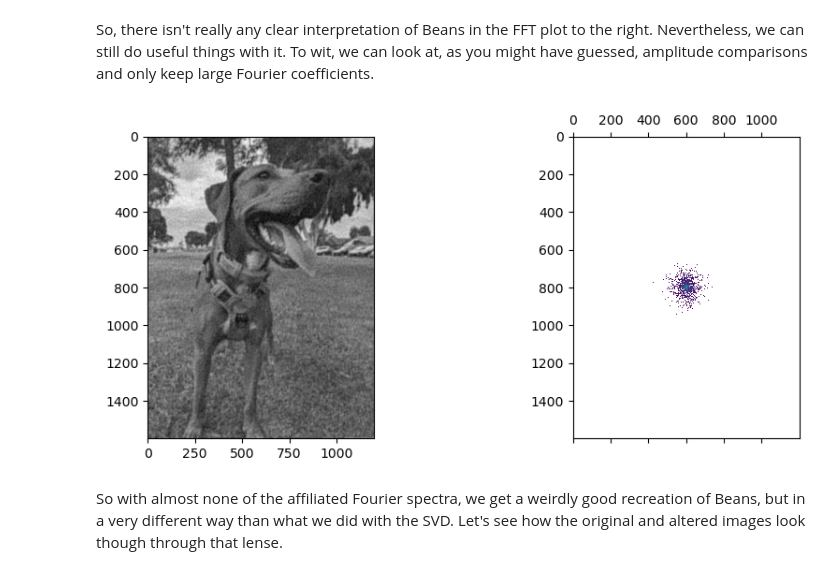
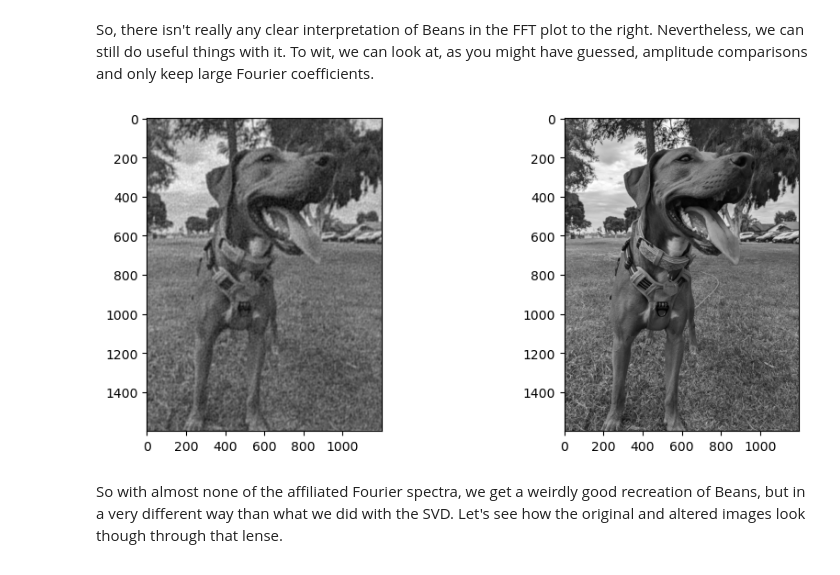
Before and after one commit to cwcurtis/MATH-596-Mathematical-Data-Science, a Jupyter notebook: Lecture_Notes/FFT_Notes.ipynb, the cells around one changed output. Drawn from its saved outputs; the diff is of its cells as text; code cells hidden in the pictures.

```diff
--- a/Lecture_Notes/FFT_Notes.ipynb
+++ b/Lecture_Notes/FFT_Notes.ipynb
@@ -103,13 +103,13 @@ dog_reduced = gray_scale_convert(np.real(ifft2(dog_filter)))
 # %%
 fig, axes = plt.subplots(1, 2, figsize=(10, 4))
 ax = axes.ravel()
 
 ax[0].imshow(dog_reduced, cmap=plt.cm.gray)
-ax[1].matshow(np.ma.log10(fftshift(np.abs(dog_filter))))
+ax[1].imshow(dog_grayscale, cmap=plt.cm.gray)
 
 plt.tight_layout()
 # %% [output]
-[figure, old version]
+[figure, new version]
 # %% [markdown]
 So with almost none of the affiliated Fourier spectra, we get a weirdly good recreation of Beans, but in a very different way than what we did with the SVD.  Let's see how the original and altered images look though through that lense.
 # %%
```
Also changed, not shown: parts of 3 cells of this notebook, 2 other files.
